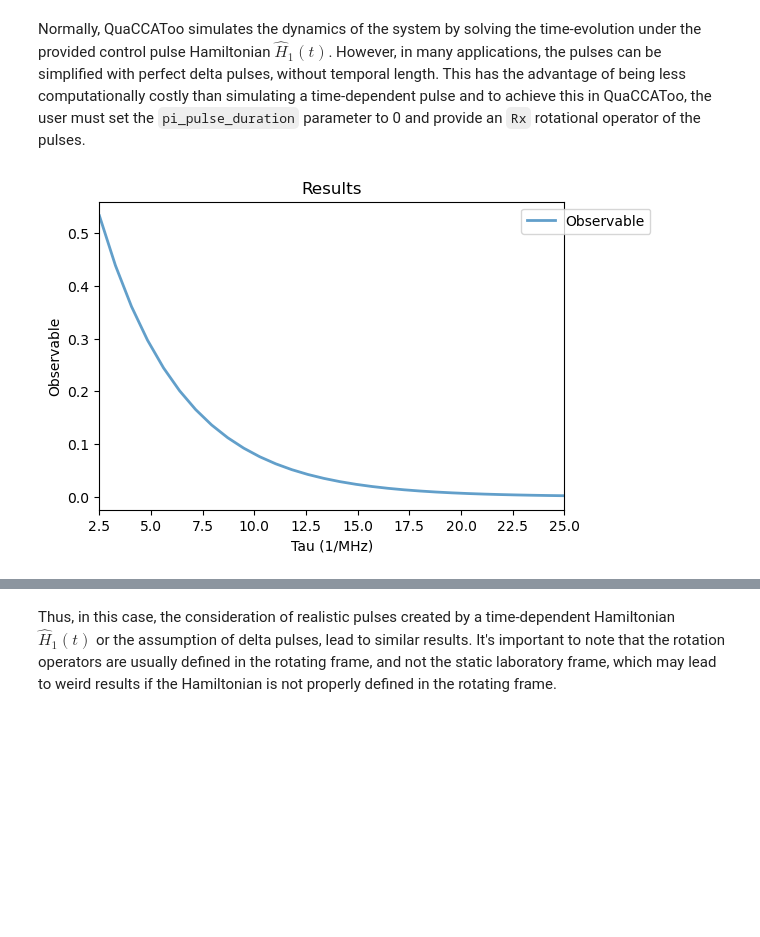
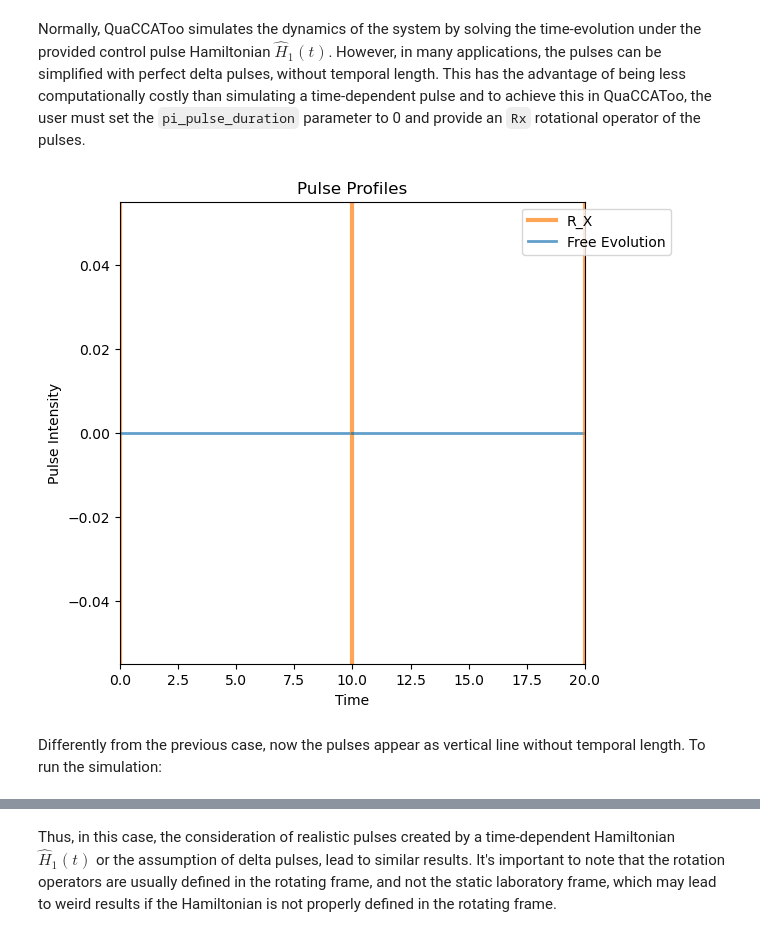
Before and after one commit to QISS-HZB/QuaCCAToo, a Jupyter notebook: docs/tutorials/01_spin_half_Rabi_Hahn.ipynb, the cells around one changed output, grey strips where cells are left out. Cells and saved outputs as stored; diff of their text form; code cells hidden in the pictures; blank space fills up the shorter version.

Commit message:
_get_pulse_profiles with delta pulses
new _append_pulse_to_profile method for adding delta pulses or normal pulses to the profile
optmization of the _get methods

```diff
--- a/docs/tutorials/01_spin_half_Rabi_Hahn.ipynb
+++ b/docs/tutorials/01_spin_half_Rabi_Hahn.ipynb
@@ -214,13 +214,14 @@ Normally, QuaCCAToo simulates the dynamics of the system by solving the time-evo
 # %%
 hahn_sim_delta = Hahn(
     free_duration = np.linspace(2.5, 25, 30),
     # here we start from a shorter free evolution time, due to the abscence of the initial pi/2 pulse
     system = qsys,
     pi_pulse_duration= 0,
     Rx = sigmax()
 )
 
-hahn_sim_delta.run()
-Analysis(hahn_sim_delta).plot_results()
+hahn_sim_delta.plot_pulses(tau=10)
 # %% [output]
-[figure, old version]
+[figure, new version]
+# %% [markdown]
+Differently from the previous case, now the pulses appear as vertical line without temporal length. To run the simulation:
```
Also changed, not shown: parts of 1 cell of this notebook, 4 other files.
